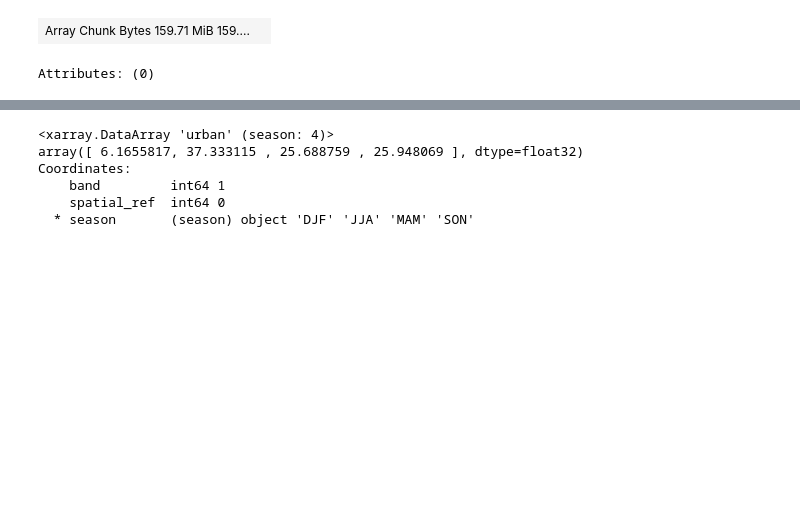
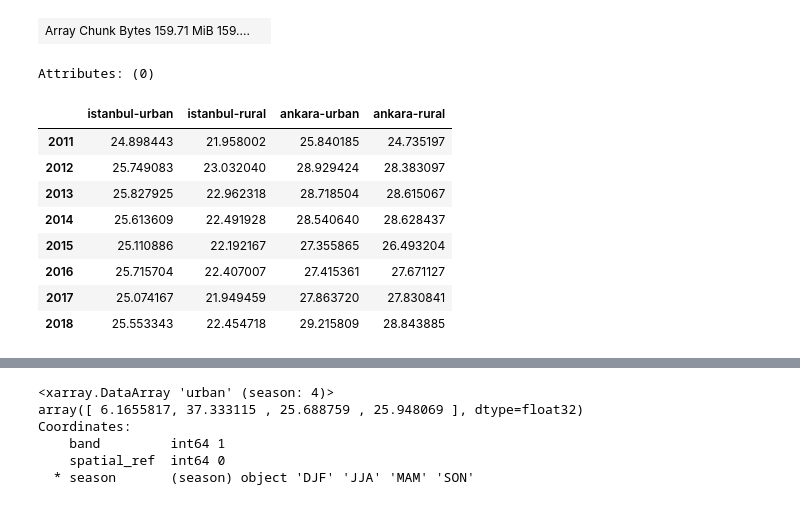
Before and after one commit to donmezkutay/ATMOS22-Paper-Codes, a Jupyter notebook: modis_analysis.ipynb, the cells around one changed output, grey strips where cells are left out. Saved outputs shown, nothing was run; the diff lists cells and outputs as text; code cells hidden in the pictures; blank space fills up the shorter version.

```diff
--- a/modis_analysis.ipynb
+++ b/modis_analysis.ipynb
@@ -169,6 +169,18 @@ for province in provinces:
 yearly_mean_df = pd.DataFrame(yearly_mean_dict, index=np.arange(2011,2019))
 monthly_mean_df = pd.DataFrame(monthly_mean_dict, index=np.arange(1,13))
 seasonal_mean_df = pd.DataFrame(seasonal_mean_dict, index=['DJF', 'MAM', 'JJA', 'SON'])
+# %%
+yearly_mean_df
+# %% [output]
+|  | istanbul-urban | istanbul-rural | ankara-urban | ankara-rural |
+| 2011 | 24.898443 | 21.958002 | 25.840185 | 24.735197 |
+| 2012 | 25.749083 | 23.032040 | 28.929424 | 28.383097 |
+| 2013 | 25.827925 | 22.962318 | 28.718504 | 28.615067 |
+| 2014 | 25.613609 | 22.491928 | 28.540640 | 28.628437 |
+| 2015 | 25.110886 | 22.192167 | 27.355865 | 26.493204 |
+| 2016 | 25.715704 | 22.407007 | 27.415361 | 27.671127 |
+| 2017 | 25.074167 | 21.949459 | 27.863720 | 27.830841 |
+| 2018 | 25.553343 | 22.454718 | 29.215809 | 28.843885 |
 # %%
 method = 'modis_time_mean_lineplot'
 
```
Also changed, not shown: parts of 4 cells of this notebook, 4 other files.
